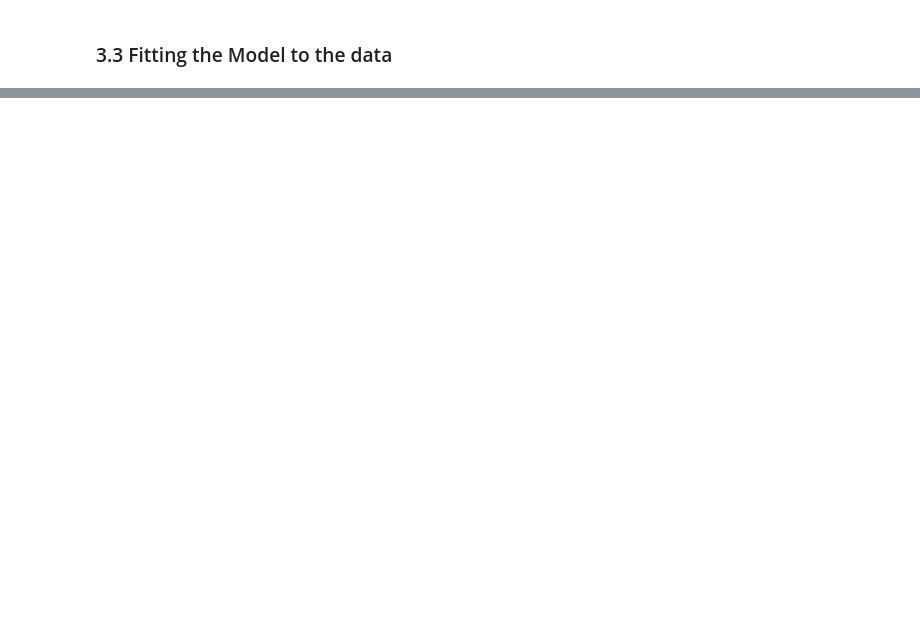
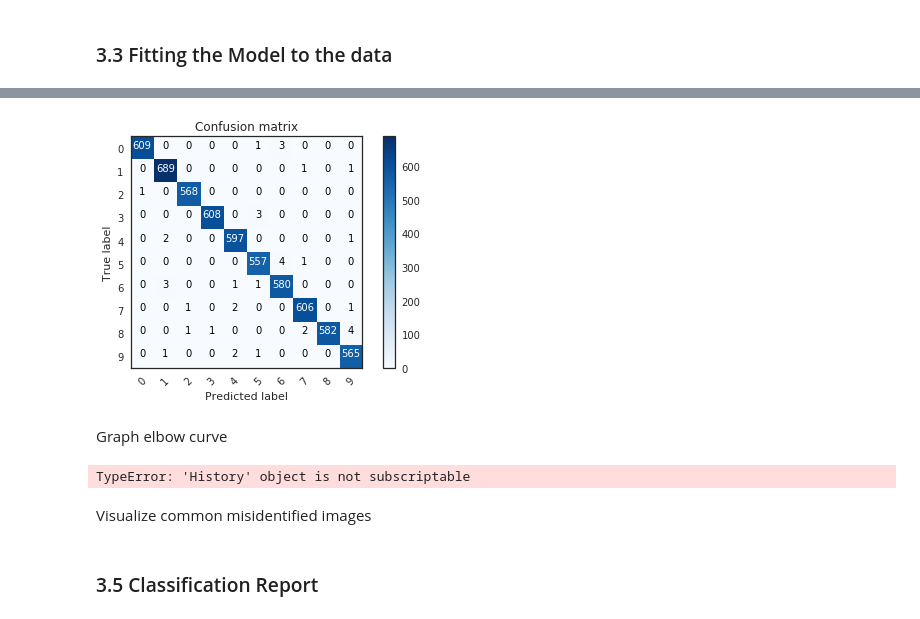
Before and after one commit to SamuelMadden19/portfolio, a Jupyter notebook: DigitId/MNIST_CNN.ipynb, the cells around one changed output, grey strips where cells are left out. Saved outputs shown, nothing was run; the diff lists cells and outputs as text; code cells hidden in the pictures; blank space fills up the shorter version.

```diff
--- a/DigitId/MNIST_CNN.ipynb
+++ b/DigitId/MNIST_CNN.ipynb
@@ -307,0 +371,68 @@ KeyboardInterrupt:
+# %%
+# Create a confusion matrix
+
+# Below code block is from SKLearn website
+def plot_confusion_matrix(cm, classes,
+                          normalize=False,
+                          title='Confusion matrix',
+                          cmap=plt.cm.Blues):
+    """
+    This function prints and plots the confusion matrix.
+    Normalization can be applied by setting `normalize=True`.
+    """
+    plt.imshow(cm, interpolation='nearest', cmap=cmap)
+    plt.title(title)
+    plt.colorbar()
+    tick_marks = np.arange(len(classes))
+    plt.xticks(tick_marks, classes, rotation=45)
+    plt.yticks(tick_marks, classes)
+
+    if normalize:
+        cm = cm.astype('float') / cm.sum(axis=1)[:, np.newaxis]
+
+    thresh = cm.max() / 2.
+    for i, j in itertools.product(range(cm.shape[0]), range(cm.shape[1])):
+        plt.text(j, i, cm[i, j],
+                 horizontalalignment="center",
+                 color="white" if cm[i, j] > thresh else "black")
+
+    plt.tight_layout()
+    plt.ylabel('True label')
+    plt.xlabel('Predicted label')
+# %%
+# Predict the values from the validation dataset
+Y_pred = model.predict(X_val)
+# Convert predictions classes to one hot vectors
+Y_pred_classes = np.argmax(Y_pred, axis = 1)
+# Convert validation observations to one hot vectors
+Y_true = np.argmax(Y_val, axis = 1)
+# compute the confusion matrix
+confusion_mtx = confusion_matrix(Y_true, Y_pred_classes)
+# plot the confusion matrix
+plot_confusion_matrix(confusion_mtx, classes = range(10))
+# %% [output]
+[figure, added]
+# %% [markdown]
+Graph elbow curve
+# %%
+#print(hist.history.keys())
+accuracy = hist.history['acc']
+val_accuracy = hist.history['val_acc']
+loss = hist.history['loss']
+val_loss = hist.history['val_loss']
+epochs = range(len(accuracy))
+plt.plot(epochs, accuracy, 'bo', label='Training accuracy')
+plt.plot(epochs, val_accuracy, 'b', label='Validation accuracy')
+plt.title('Training and validation accuracy')
+plt.legend()
+plt.show()
+plt.figure()
+plt.plot(epochs, loss, 'bo', label='Training loss')
+plt.plot(epochs, val_loss, 'b', label='Validation loss')
+plt.title('Training and validation loss')
+plt.legend()
+plt.show()
+# %% [output]
+TypeError: 'History' object is not subscriptable
+# %% [markdown]
+Visualize common misidentified images
@@ -307,0 +478,2 @@ KeyboardInterrupt:
+# %% [markdown]
+### 3.5 Classification Report
```
Also changed, not shown: parts of 13 cells of this notebook.
